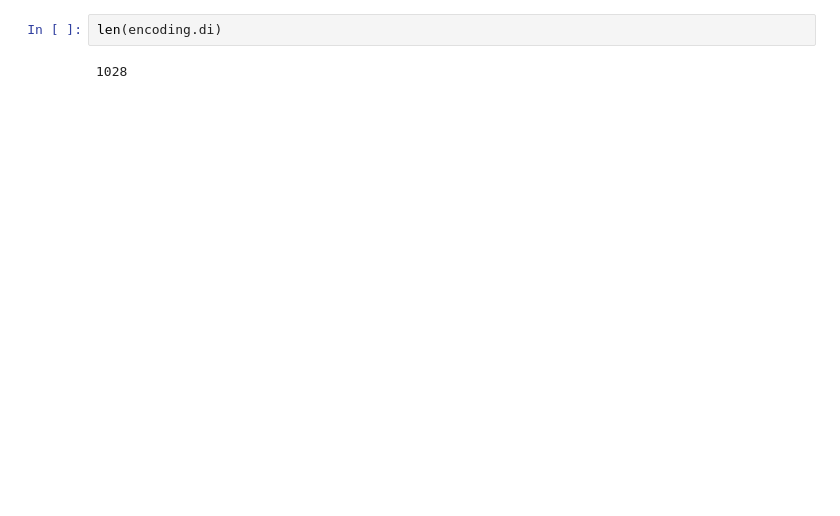
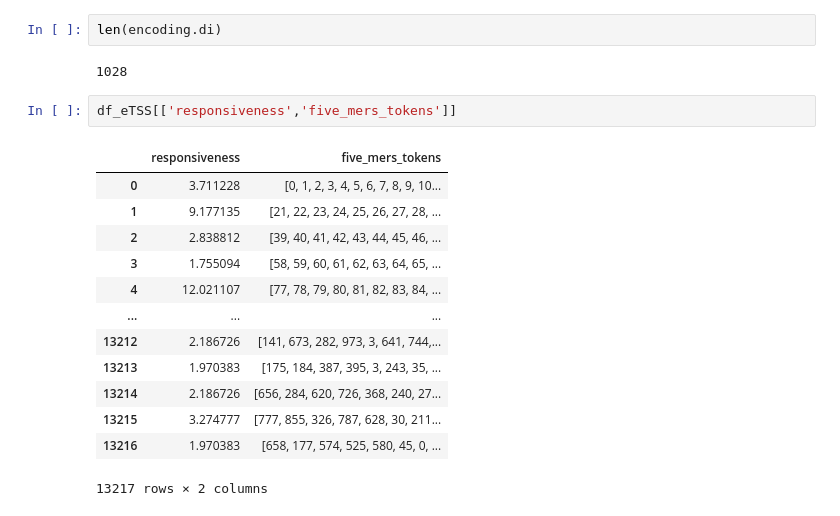
Before and after one commit to mahmadza/didactic-octo-fortnight, a Jupyter notebook: file0.ipynb, the cells around one changed output. Cells and saved outputs as stored; diff of their text form; blank space fills up the shorter version.

```diff
--- a/file0.ipynb
+++ b/file0.ipynb
@@ -157,3 +157,19 @@ df_eTSS.head(10)
 len(encoding.di)
 # %% [output]
 1028
+# %%
+df_eTSS[['responsiveness','five_mers_tokens']]
+# %% [output]
+|  | responsiveness | five_mers_tokens |
+| 0 | 3.711228 | [0, 1, 2, 3, 4, 5, 6, 7, 8, 9, 10... |
+| 1 | 9.177135 | [21, 22, 23, 24, 25, 26, 27, 28, ... |
+| 2 | 2.838812 | [39, 40, 41, 42, 43, 44, 45, 46, ... |
+| 3 | 1.755094 | [58, 59, 60, 61, 62, 63, 64, 65, ... |
+| 4 | 12.021107 | [77, 78, 79, 80, 81, 82, 83, 84, ... |
+| ... | ... | ... |
+| 13212 | 2.186726 | [141, 673, 282, 973, 3, 641, 744,... |
+| 13213 | 1.970383 | [175, 184, 387, 395, 3, 243, 35, ... |
+| 13214 | 2.186726 | [656, 284, 620, 726, 368, 240, 27... |
+| 13215 | 3.274777 | [777, 855, 326, 787, 628, 30, 211... |
+| 13216 | 1.970383 | [658, 177, 574, 525, 580, 45, 0, ... |
+13217 rows × 2 columns
```
